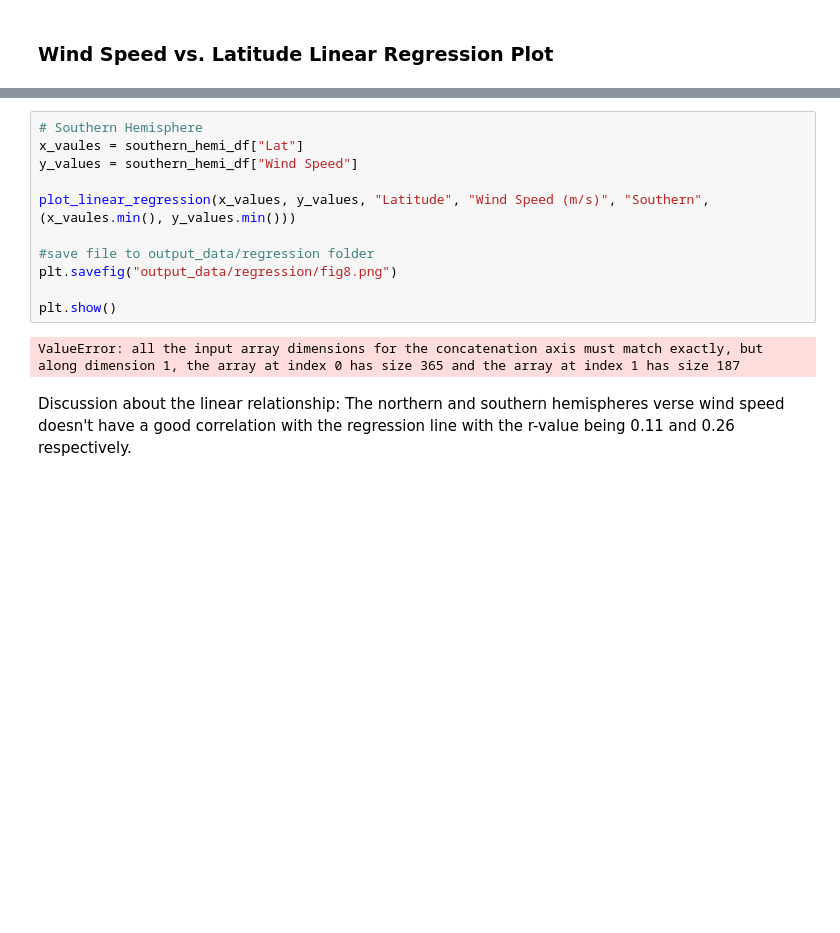
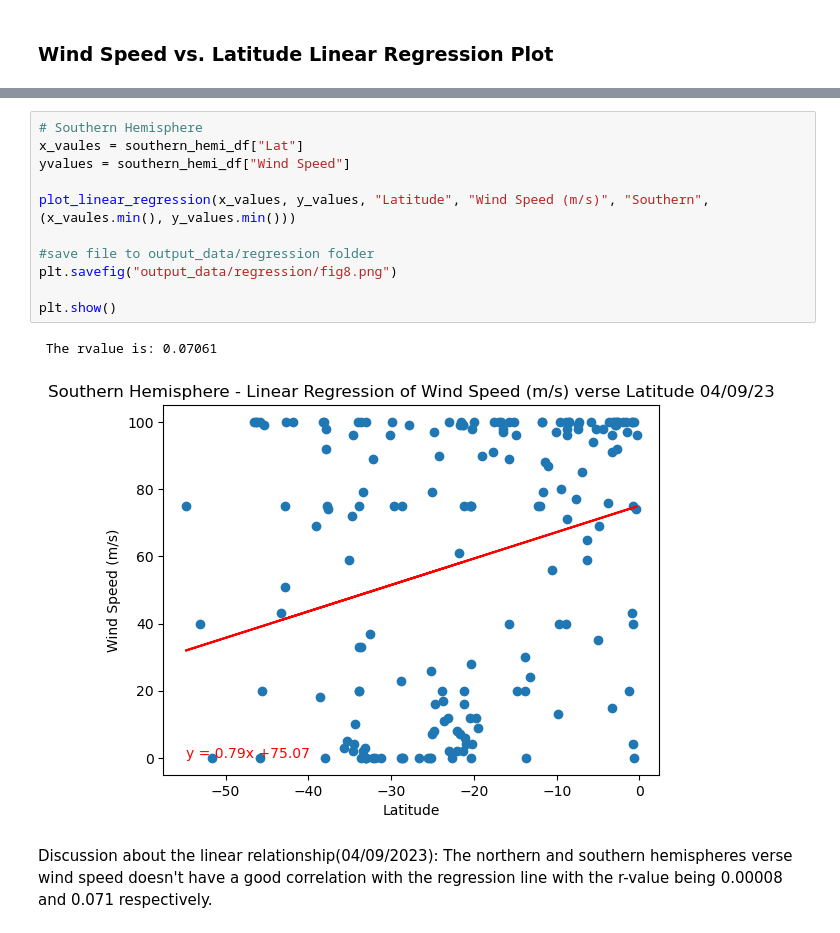
Before and after one commit to Gavin-Toole/Module-6-Python-API-Challenge, a Jupyter notebook: WeatherPy.ipynb, the cells around one changed output, grey strips where cells are left out. Saved outputs shown, nothing was run; the diff lists cells and outputs as text; blank space fills up the shorter version.

```diff
--- a/WeatherPy.ipynb
+++ b/WeatherPy.ipynb
@@ -450,15 +452,16 @@ plt.show()
 # %%
 # Southern Hemisphere
 x_vaules = southern_hemi_df["Lat"]
-y_values = southern_hemi_df["Wind Speed"]
+yvalues = southern_hemi_df["Wind Speed"]
 
 plot_linear_regression(x_values, y_values, "Latitude", "Wind Speed (m/s)", "Southern", (x_vaules.min(), y_values.min()))
 
 #save file to output_data/regression folder
 plt.savefig("output_data/regression/fig8.png")
 
 plt.show()
 # %% [output]
-ValueError: all the input array dimensions for the concatenation axis must match exactly, but along dimension 1, the array at index 0 has size 365 and the array at index 1 has size 187
+ The rvalue is: 0.07061
+[figure, added]
 # %% [markdown]
-Discussion about the linear relationship: The northern and southern hemispheres verse wind speed doesn't have a good correlation with the regression line with the r-value being 0.11 and 0.26 respectively.
+Discussion about the linear relationship(04/09/2023): The northern and southern hemispheres verse wind speed doesn't have a good correlation with the regression line with the r-value being 0.00008 and 0.071 respectively.
```
Also changed, not shown: parts of 21 cells of this notebook, 14 other files.
